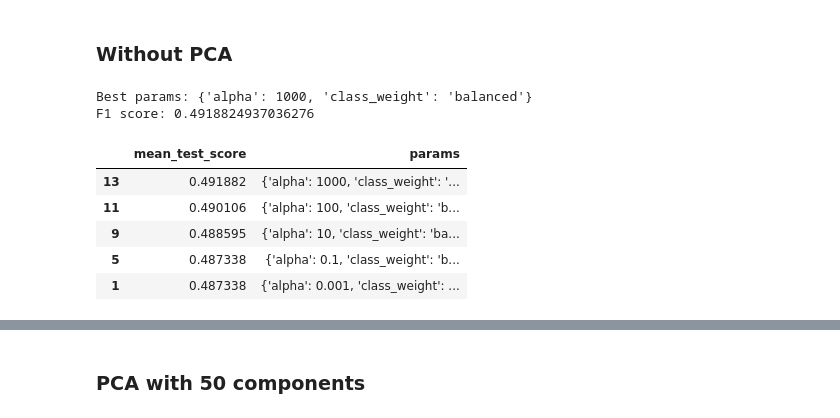
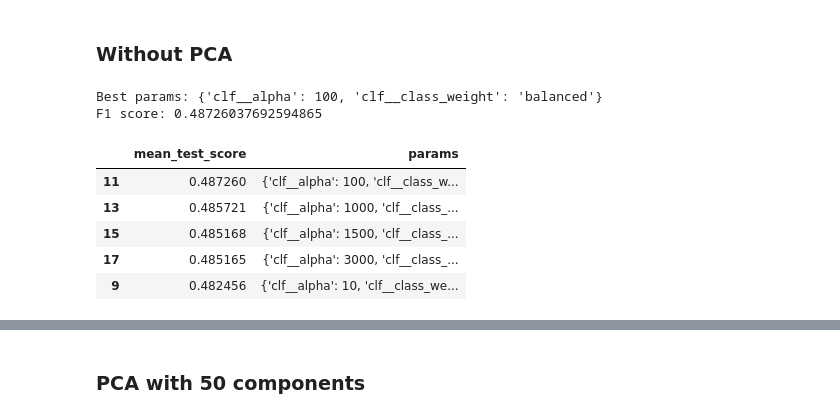
Before and after one commit to acailic02/ICU-Patient-Outcome-Prediction-And-Clustering, a Jupyter notebook: classification.ipynb, the cells around one changed output, grey strips where cells are left out. Saved outputs shown, nothing was run; the diff lists cells and outputs as text; code cells hidden in the pictures.

```diff
--- a/classification.ipynb
+++ b/classification.ipynb
@@ -11,6 +11,9 @@ from sklearn.model_selection import GridSearchCV, RandomizedSearchCV
 # %%
 from sklearn.metrics import f1_score, accuracy_score, precision_score, recall_score, ConfusionMatrixDisplay
 from IPython.display import display
+# %%
+from sklearn.model_selection import RepeatedStratifiedKFold
+rskf = RepeatedStratifiedKFold(n_splits=5, n_repeats=3, random_state=42)
 # %%
 X_train95 = pd.read_csv('./data/processed/X_train95.csv')
 X_test95 = pd.read_csv('./data/processed/X_test95.csv')
@@ -31,11 +34,26 @@ print(X_train95.shape, X_train0.shape, Y_train.shape, X_test95.shape, X_train0.s
 # %% [output]
 (2520, 74) (2520, 123) (2520,) (1080, 74) (2520, 123) (1080,)
 # %%
-def grid_search(estimator, param_grid, cv, scoring, X, Y, randomized=False):
+from imblearn.pipeline import Pipeline as ImbPipeline
+from imblearn.over_sampling import SMOTE
+
+def grid_search(estimator, param_grid, cv, scoring, X, Y, randomized=False, oversample=False):
+    steps = []
+    if oversample:
+        steps.append(('smote', SMOTE(random_state=42)))
+    steps.append(('clf', estimator))
+
+    pipe = ImbPipeline(steps)
+
+    if isinstance(param_grid, list):
+        pipe_param_grid = [{f'clf__{k}': v for k, v in grid.items()} for grid in param_grid]
+    else:
+        pipe_param_grid = {f'clf__{k}': v for k, v in param_grid.items()}
+
     if randomized:
-        gs = RandomizedSearchCV(estimator=estimator, param_distributions=param_grid, n_iter=100, cv=cv, scoring=scoring, random_state=42, n_jobs=-1)
+        gs = RandomizedSearchCV(estimator=pipe, param_distributions=pipe_param_grid, n_iter=100, cv=cv, scoring=scoring, random_state=42, n_jobs=-1)
     else:
-        gs = GridSearchCV(estimator=estimator, param_grid=param_grid, cv=cv, scoring=scoring)
+        gs = GridSearchCV(estimator=pipe, param_grid=pipe_param_grid, cv=cv, scoring=scoring)
     gs.fit(X, Y)
 
     print(f'Best params: {gs.best_params_}')
@@ -43,5 +61,6 @@ def grid_search(estimator, param_grid, cv, scoring, X, Y, randomized=False):
 
     display(pd.DataFrame(gs.cv_results_)[['mean_test_score', 'params']].sort_values(by='mean_test_score', ascending=False).head(5))
 
-    return gs.best_params_
+    best_params = {k.replace('clf__', ''): v for k, v in gs.best_params_.items()}
+    return best_params
 # %%
@@ -61,7 +86,7 @@ def train_and_evaluate(classifier, best_params, X_train, Y_train, X_test, Y_test
 # **Ridge Classifier**
 # %%
 rgc_params = {
-    'alpha': [0.001, 0.01, 0.1, 1, 10, 100, 1000],
+    'alpha': [0.001, 0.01, 0.1, 1, 10, 100, 1000, 1500, 3000, 5000],
     'class_weight': [None, 'balanced'],
 }
 # %% [markdown]
@@ -88,16 +113,16 @@ Recall: 0.7682119205298014
 # %% [markdown]
 ### Without PCA
 # %%
-rgc0_best_params = grid_search(estimator=RidgeClassifier(), param_grid=rgc_params, cv=5, scoring='f1', X=X_train0, Y=Y_train)
+rgc0_best_params = grid_search(estimator=RidgeClassifier(), param_grid=rgc_params, cv=rskf, scoring='f1', X=X_train0, Y=Y_train)
 # %% [output]
-Best params: {'alpha': 1000, 'class_weight': 'balanced'}
-F1 score: 0.4918824937036276
+Best params: {'clf__alpha': 100, 'clf__class_weight': 'balanced'}
+F1 score: 0.48726037692594865
 |  | mean_test_score | params |
-| 13 | 0.491882 | {'alpha': 1000, 'class_weight': '... |
-| 11 | 0.490106 | {'alpha': 100, 'class_weight': 'b... |
-| 9 | 0.488595 | {'alpha': 10, 'class_weight': 'ba... |
-| 5 | 0.487338 | {'alpha': 0.1, 'class_weight': 'b... |
-| 1 | 0.487338 | {'alpha': 0.001, 'class_weight': ... |
+| 11 | 0.487260 | {'clf__alpha': 100, 'clf__class_w... |
+| 13 | 0.485721 | {'clf__alpha': 1000, 'clf__class_... |
+| 15 | 0.485168 | {'clf__alpha': 1500, 'clf__class_... |
+| 17 | 0.485165 | {'clf__alpha': 3000, 'clf__class_... |
+| 9 | 0.482456 | {'clf__alpha': 10, 'clf__class_we... |
 # %%
 train_and_evaluate(classifier=RidgeClassifier, best_params=rgc0_best_params, X_train=X_train0, Y_train=Y_train, X_test=X_test0, Y_test=Y_test)
 # %% [output]
```
Also changed, not shown: parts of 31 cells of this notebook, 1 other file.
